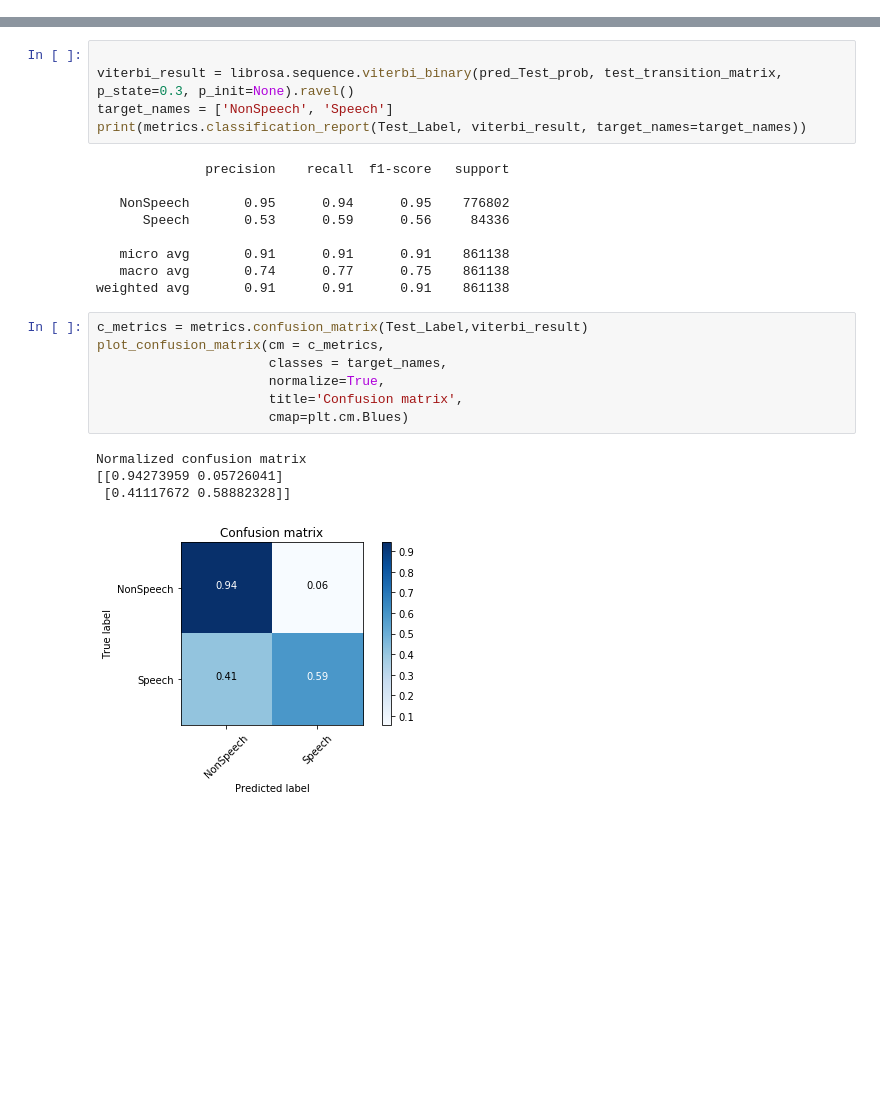
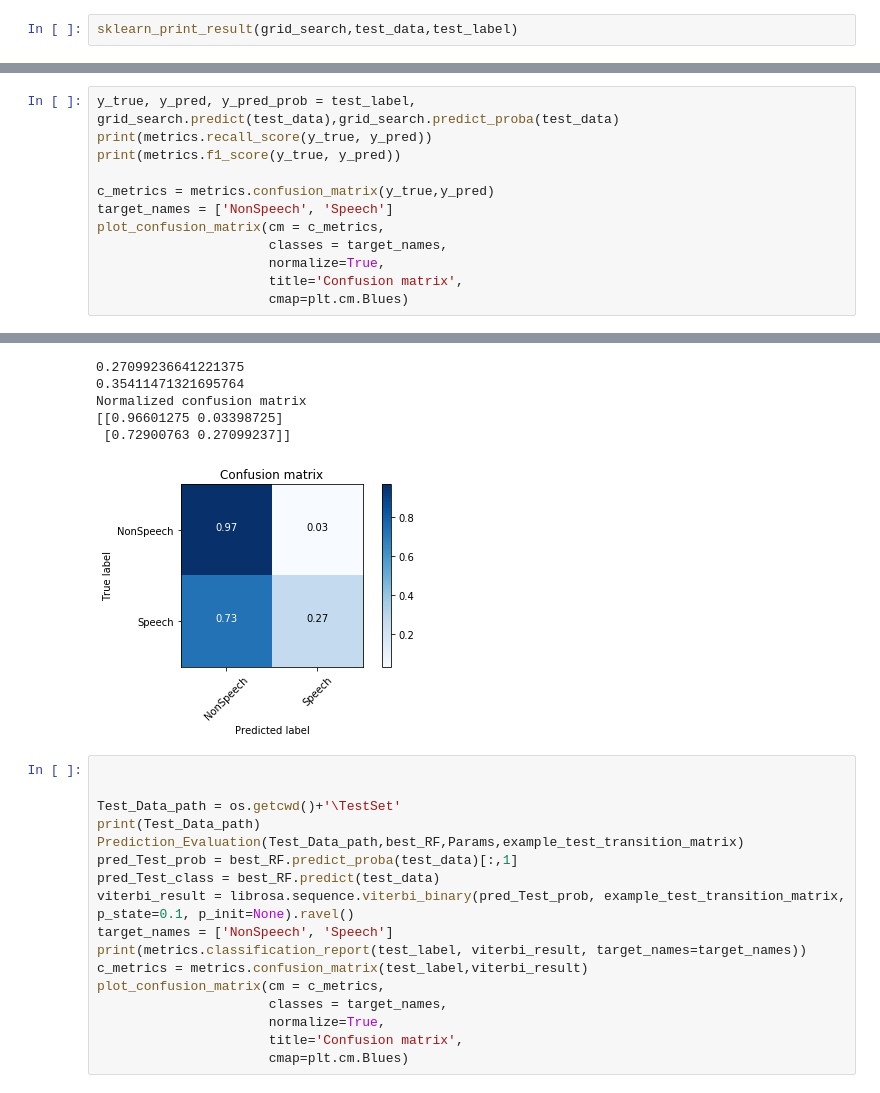
Before and after one commit to yeliuyChuy/RandomForestVoiceActivityDetector, a Jupyter notebook: jupyternotebook/3_ClassifierTraining.ipynb, the cells around one changed output, grey strips where cells are left out. Saved outputs shown, nothing was run; the diff lists cells and outputs as text; blank space fills up the shorter version.

```diff
--- a/jupyternotebook/3_ClassifierTraining.ipynb
+++ b/jupyternotebook/3_ClassifierTraining.ipynb
@@ -615,0 +469,2 @@ OSError: MetaDataContainer: Unknown format [] for file [/Users/anderson675/Docum
+# %%
+sklearn_print_result(grid_search,test_data,test_label)
@@ -615,0 +491,13 @@ OSError: MetaDataContainer: Unknown format [] for file [/Users/anderson675/Docum
+# %%
+y_true, y_pred, y_pred_prob = test_label, grid_search.predict(test_data),grid_search.predict_proba(test_data)
+print(metrics.recall_score(y_true, y_pred))
+print(metrics.f1_score(y_true, y_pred))
+
+c_metrics = metrics.confusion_matrix(y_true,y_pred)
+target_names = ['NonSpeech', 'Speech']
+plot_confusion_matrix(cm = c_metrics,
+                      classes = target_names,
+                      normalize=True,
+                      title='Confusion matrix',
+                      cmap=plt.cm.Blues)
+# %% [output]
@@ -616,26 +508,23 @@ OSError: MetaDataContainer: Unknown format [] for file [/Users/anderson675/Docum
+0.27099236641221375
+0.35411471321695764
+Normalized confusion matrix
+[[0.96601275 0.03398725]
+ [0.72900763 0.27099237]]
+[figure, added]
 # %%
 
-viterbi_result = librosa.sequence.viterbi_binary(pred_Test_prob, test_transition_matrix, p_state=0.3, p_init=None).ravel()
+
+Test_Data_path = os.getcwd()+'\TestSet'
+print(Test_Data_path)
+Prediction_Evaluation(Test_Data_path,best_RF,Params,example_test_transition_matrix)
+pred_Test_prob = best_RF.predict_proba(test_data)[:,1]
+pred_Test_class = best_RF.predict(test_data)
+viterbi_result = librosa.sequence.viterbi_binary(pred_Test_prob, example_test_transition_matrix, p_state=0.1, p_init=None).ravel()
 target_names = ['NonSpeech', 'Speech']
-print(metrics.classification_report(Test_Label, viterbi_result, target_names=target_names))
+print(metrics.classification_report(test_label, viterbi_result, target_names=target_names))
+c_metrics = metrics.confusion_matrix(test_label,viterbi_result)
+plot_confusion_matrix(cm = c_metrics,
+                      classes = target_names,
+                      normalize=True,
+                      title='Confusion matrix',
+                      cmap=plt.cm.Blues)
-# %% [output]
-              precision    recall  f1-score   support
-
-   NonSpeech       0.95      0.94      0.95    776802
-      Speech       0.53      0.59      0.56     84336
-
-   micro avg       0.91      0.91      0.91    861138
-   macro avg       0.74      0.77      0.75    861138
-weighted avg       0.91      0.91      0.91    861138
-# %%
-c_metrics = metrics.confusion_matrix(Test_Label,viterbi_result)
-plot_confusion_matrix(cm = c_metrics,
-                      classes = target_names,
-                      normalize=True,
-                      title='Confusion matrix',
-                      cmap=plt.cm.Blues)
-# %% [output]
-Normalized confusion matrix
-[[0.94273959 0.05726041]
- [0.41117672 0.58882328]]
-[figure, removed]
```
Also changed, not shown: parts of 25 cells of this notebook, 38 other files.
